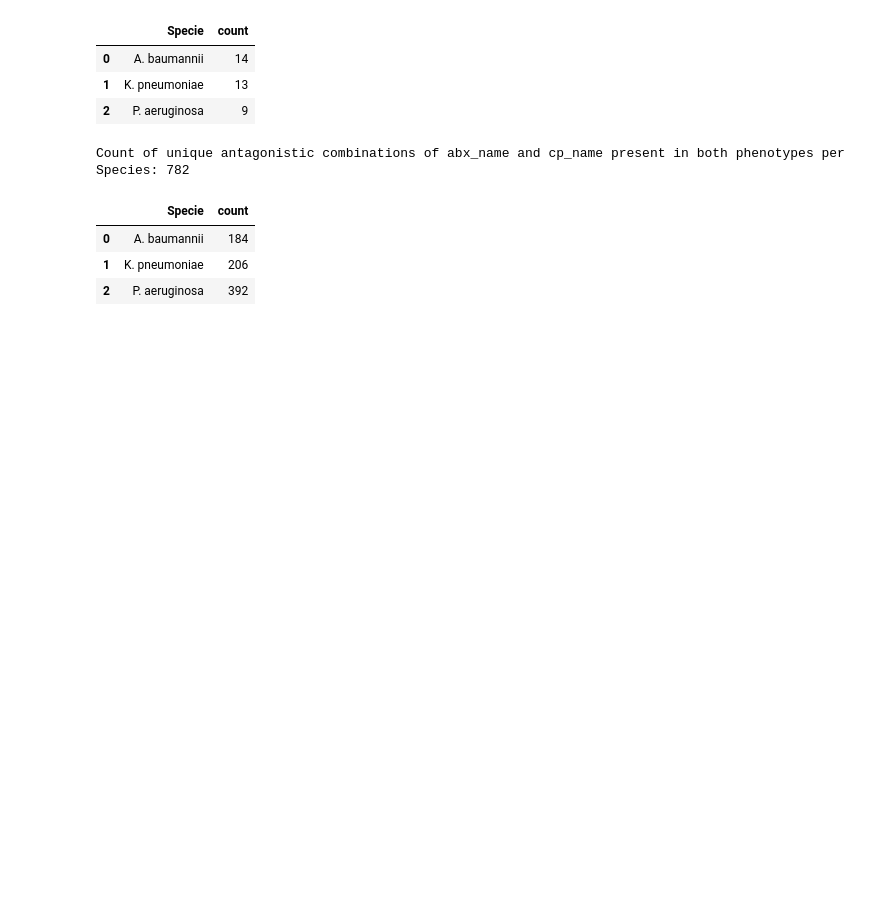
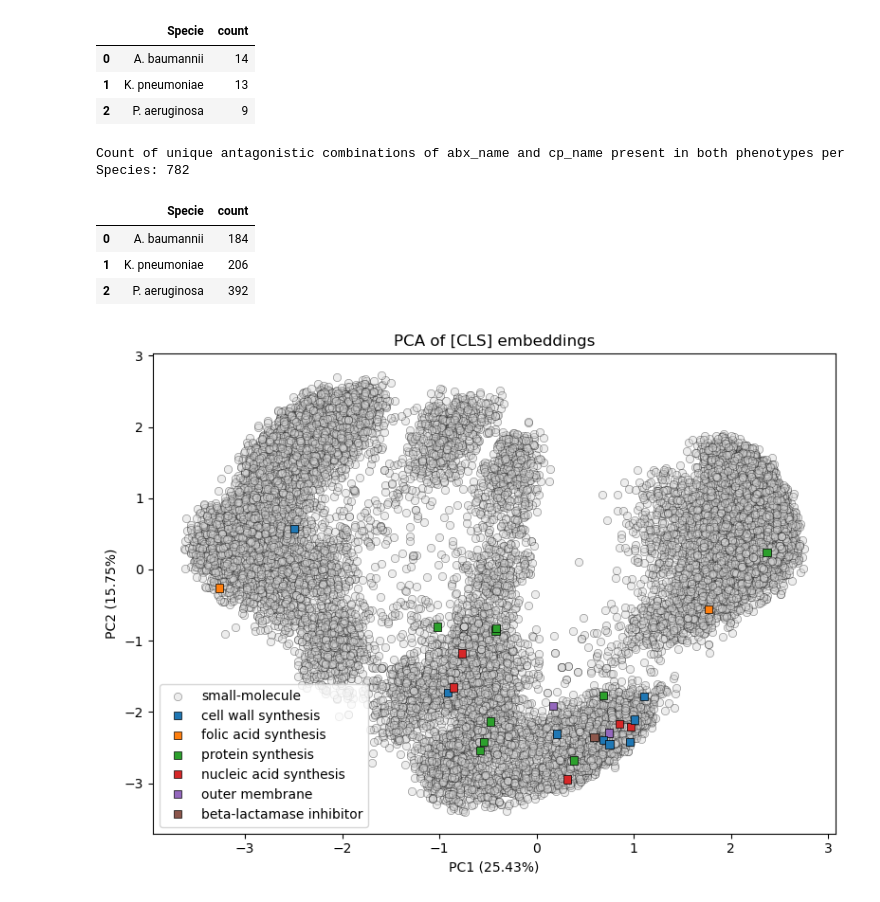
Before and after one commit to alexsanyum/combinations_predictions, a Jupyter notebook: notebook/tse_data_exploration.ipynb, the cells around one changed output. Drawn from its saved outputs; the diff is of its cells as text; code cells hidden in the pictures; blank space fills up the shorter version.

Commit message:
Add chemical space visualization

```diff
--- a/notebook/tse_data_exploration.ipynb
+++ b/notebook/tse_data_exploration.ipynb
@@ -238,3 +239,72 @@ Count of unique antagonistic combinations of abx_name and cp_name present in bot
 | 0 | A. baumannii | 184 |
 | 1 | K. pneumoniae | 206 |
 | 2 | P. aeruginosa | 392 |
+# %%
+# chemical space visualization
+
+def build_map_indexes(norm_abx, norm_small_mols):
+
+    # Create mapping from antibiotic and small molecule names to their respective embedding indices
+    abx_to_index = pd.Series(norm_abx.index, index=norm_abx['abx_name']).to_dict()
+    small_mol_to_index = pd.Series(norm_small_mols.index, index=norm_small_mols['cp_name']).to_dict()
+    return abx_to_index, small_mol_to_index
+
+
+# PCA of embeddings
+abx_embs = np.load('../data/abx_embs.npz')
+sm_embs = np.load('../data/small_mol_embs.npz')
+
+abx_norm = pd.read_csv('../data/normalized_abx.csv')
+sm_norm = pd.read_csv('../data/normalized_small_mol.csv')
+
+abx_to_index, sm_to_index = build_map_indexes(abx_norm, sm_norm)
+
+
+abx_metadata = pd.read_csv('../metadata/antibiotics_names.txt')
+
+# Obtain type list of antibiotics from abx_to_index and abx_metadata
+abx_types = abx_metadata.set_index('abx_name').loc[abx_to_index.keys()]['process_target'].to_dict()
+
+abx_indices = [abx_to_index[abx] for abx in abx_types.keys()]
+abx_embs = abx_embs['embeddings'][abx_indices]
+
+stacked_embs = np.vstack((abx_embs, sm_embs['embeddings']))
+
+pca_embs = PCA().fit(stacked_embs)
+
+# calculate the explained variance ratio
+explained_variance_ratio = pca_embs.explained_variance_ratio_
+pca1_var = explained_variance_ratio[0] * 100
+pca2_var = explained_variance_ratio[1] * 100
+
+fig, axes = plt.subplots( figsize=(8, 6))
+
+sns.scatterplot(x=pca_embs.transform(sm_embs['embeddings'])[:, 0],
+             y=pca_embs.transform(sm_embs['embeddings'])[:, 1],
+             marker='o', color='lightgray', edgecolor="black", linewidth=0.5,
+             label='small-molecule', alpha=0.4, ax=axes)
+sns.scatterplot(x=pca_embs.transform(abx_embs)[:, 0],
+             y=pca_embs.transform(abx_embs)[:, 1],
+             marker='s', color='#1b9e77', hue = abx_types.values(),
+             edgecolor="black", linewidth=0.5,
+             alpha=1, ax=axes)
+# axes.scatter(pca_embs.transform(sm_embs['embeddings'])[:, 0],
+#              pca_embs.transform(sm_embs['embeddings'])[:, 1],
+#              marker='o',color='lightgray', edgecolors="black", linewidth=0.5,
+#                 label='small-molecule', alpha=0.4 )
+# axes.scatter(pca_embs.transform(abx_embs)[:, 0],
+#              pca_embs.transform(abx_embs)[:, 1],
+#              marker='s', color='#1b9e77', hue=abx_types.values(), edgecolors="black", linewidth=0.5,
+#                 label='antibiotic', alpha=1)
+axes.legend()
+
+axes.set_title('PCA of [CLS] embeddings')
+axes.set_xlabel(f'PC1 ({pca1_var:.2f}%)')
+axes.set_ylabel(f'PC2 ({pca2_var:.2f}%)')
+
+plt.tight_layout()
+# # save the figure
+plt.savefig('../data/plots/pca_embeddings.svg', dpi=300, bbox_inches='tight')
+plt.savefig('../data/plots/pca_embeddings.png', dpi=300, bbox_inches='tight')
+# %% [output]
+[figure, added]
```
Also changed, not shown: parts of 1 cell of this notebook.
